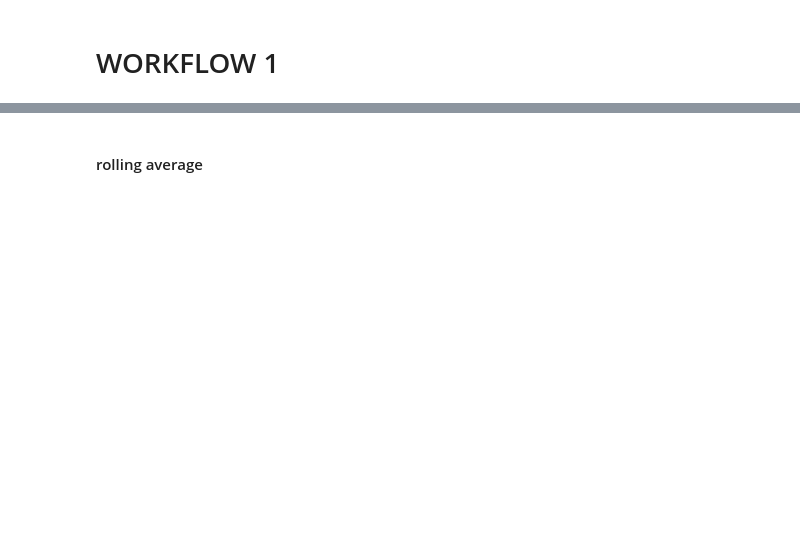
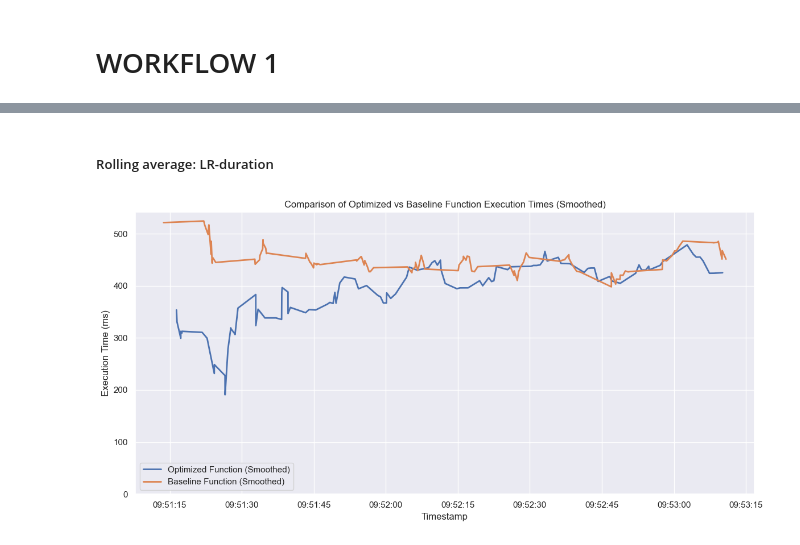
Before and after one commit to nilshoeller/minos, a Jupyter notebook: jupyter/workflow-1.ipynb, the cells around one changed output, grey strips where cells are left out. Cells and saved outputs as stored; diff of their text form; code cells hidden in the pictures; blank space fills up the shorter version.

```diff
--- a/jupyter/workflow-1.ipynb
+++ b/jupyter/workflow-1.ipynb
@@ -255,5 +371,5 @@ plt.show()
 # %% [markdown]
-#### rolling average
+##### Rolling average: LR-duration
 # %%
 import pandas as pd
 import seaborn as sns
@@ -271,32 +387,34 @@ df_optimized['timestamp'] = pd.to_datetime(df_optimized['timestamp'])
 df_baseline['timestamp'] = pd.to_datetime(df_baseline['timestamp'])
 
 # Apply rolling average
 window_size = 10  # Adjust window size as needed
-df_optimized['smoothed_execution_time'] = df_optimized['execution_time'].rolling(window=window_size).mean()
-df_baseline['smoothed_execution_time'] = df_baseline['execution_time'].rolling(window=window_size).mean()
+df_optimized['smoothed_execution_time'] = df_optimized['lr_duration'].rolling(window=window_size).mean()
+df_baseline['smoothed_execution_time'] = df_baseline['lr_duration'].rolling(window=window_size).mean()
 
 sns.set_theme(style="darkgrid")
 palette = sns.color_palette("deep")
 
 # Create the plot
 plt.figure(figsize=(12, 6))
 
 # Plot optimized function execution time
 sns.lineplot(data=df_optimized, x='timestamp', y='smoothed_execution_time', color=palette[0], label='Optimized Function (Smoothed)', lw=2)
 
 # Plot baseline function execution time
 sns.lineplot(data=df_baseline, x='timestamp', y='smoothed_execution_time', color=palette[1], label='Baseline Function (Smoothed)', lw=2)
 
 # Add labels and title
 plt.xlabel('Timestamp')
 plt.ylabel('Execution Time (ms)')
 plt.title('Comparison of Optimized vs Baseline Function Execution Times (Smoothed)')
 
 plt.ylim(bottom=0)
 
 # Add a legend
 plt.legend()
 
 # Show plot
 plt.tight_layout()
 plt.show()
+# %% [output]
+[figure, added]
```
Also changed, not shown: parts of 25 cells of this notebook, 5 other files.
